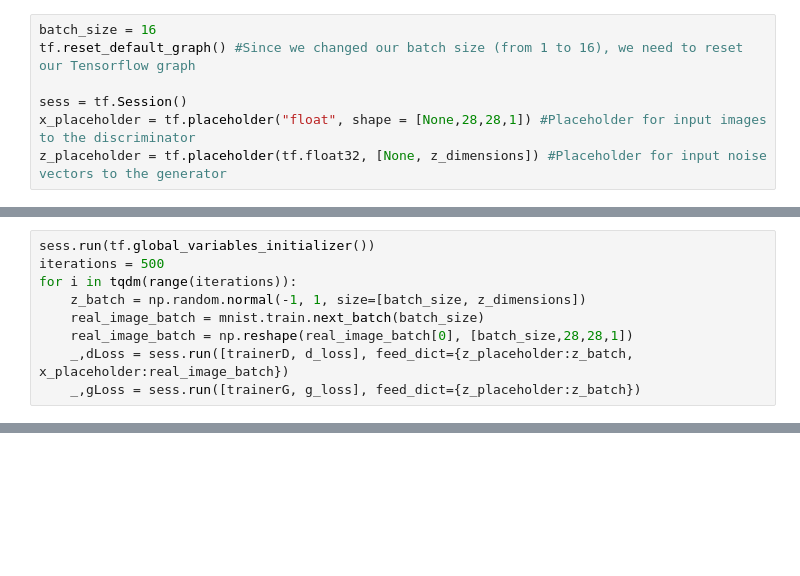
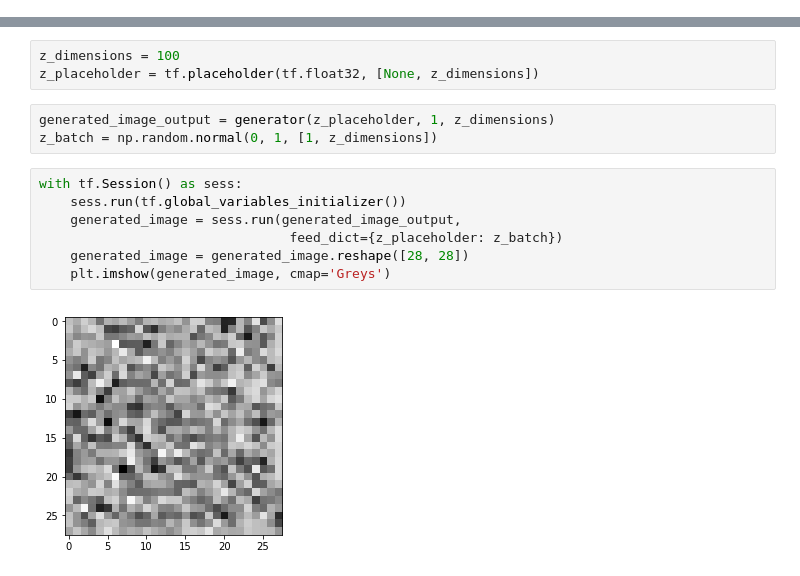
Before and after one commit to nikunjmukesh/MachineLearning, a Jupyter notebook: TF_GANs/GAN_MNIST.ipynb, the cells around one changed output, grey strips where cells are left out. Drawn from its saved outputs; the diff is of its cells as text; blank space fills up the shorter version.

```diff
--- a/TF_GANs/GAN_MNIST.ipynb
+++ b/TF_GANs/GAN_MNIST.ipynb
@@ -154,7 +0,0 @@ plt.show()
-# %%
-batch_size = 16
-tf.reset_default_graph() #Since we changed our batch size (from 1 to 16), we need to reset our Tensorflow graph
-
-sess = tf.Session()
-x_placeholder = tf.placeholder("float", shape = [None,28,28,1]) #Placeholder for input images to the discriminator
-z_placeholder = tf.placeholder(tf.float32, [None, z_dimensions]) #Placeholder for input noise vectors to the generator
@@ -184,9 +0,0 @@ trainerG = adam.minimize(g_loss, var_list = g_vars)
-# %%
-sess.run(tf.global_variables_initializer())
-iterations = 500
-for i in tqdm(range(iterations)):
-    z_batch = np.random.normal(-1, 1, size=[batch_size, z_dimensions])
-    real_image_batch = mnist.train.next_batch(batch_size)
-    real_image_batch = np.reshape(real_image_batch[0], [batch_size,28,28,1])
-    _,dLoss = sess.run([trainerD, d_loss], feed_dict={z_placeholder:z_batch, x_placeholder:real_image_batch})
-    _,gLoss = sess.run([trainerG, g_loss], feed_dict={z_placeholder:z_batch})
@@ -201,0 +97,15 @@ plt.show()
+# %%
+z_dimensions = 100
+z_placeholder = tf.placeholder(tf.float32, [None, z_dimensions])
+# %%
+generated_image_output = generator(z_placeholder, 1, z_dimensions)
+z_batch = np.random.normal(0, 1, [1, z_dimensions])
+# %%
+with tf.Session() as sess:
+    sess.run(tf.global_variables_initializer())
+    generated_image = sess.run(generated_image_output,
+                                feed_dict={z_placeholder: z_batch})
+    generated_image = generated_image.reshape([28, 28])
+    plt.imshow(generated_image, cmap='Greys')
+# %% [output]
+[figure, added]
```
Also changed, not shown: parts of 31 cells of this notebook, 4 other files.
